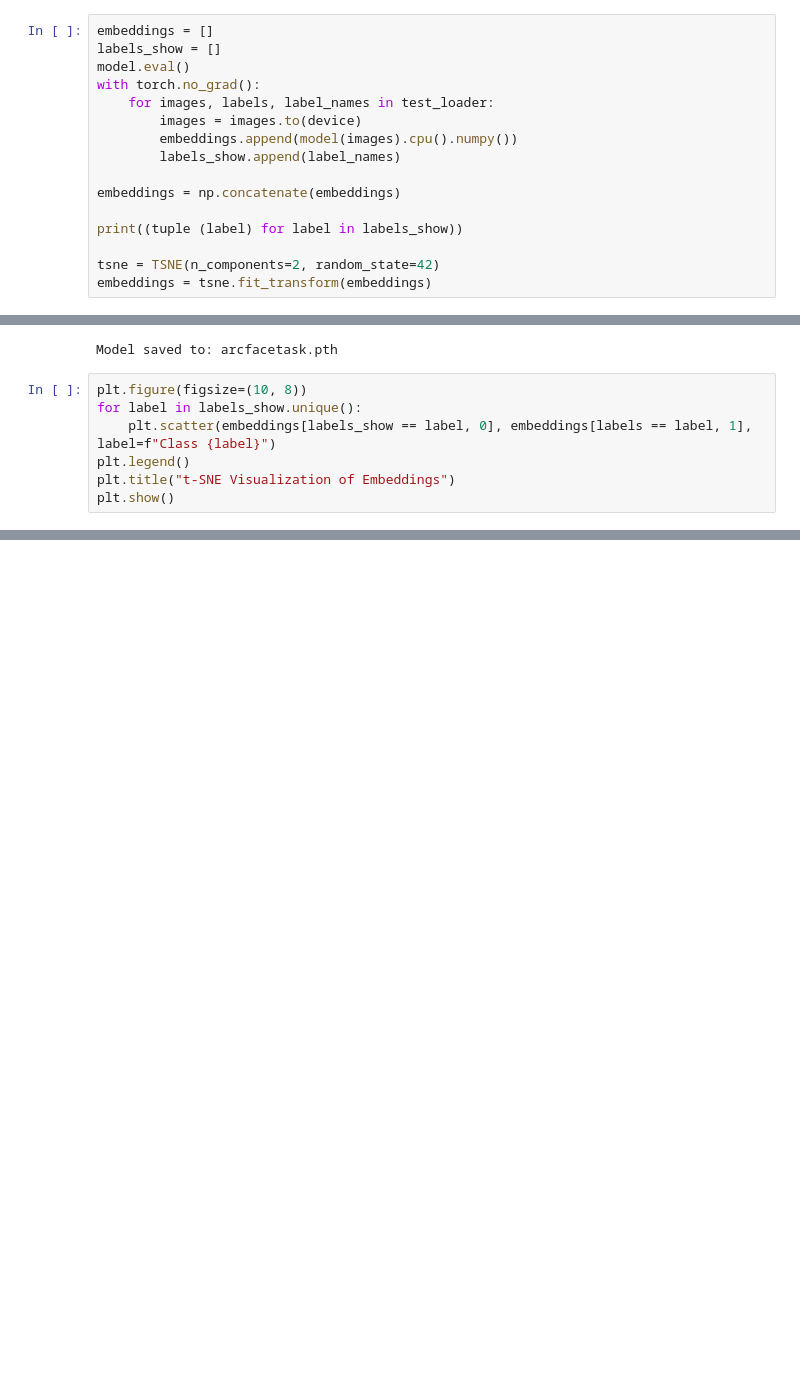
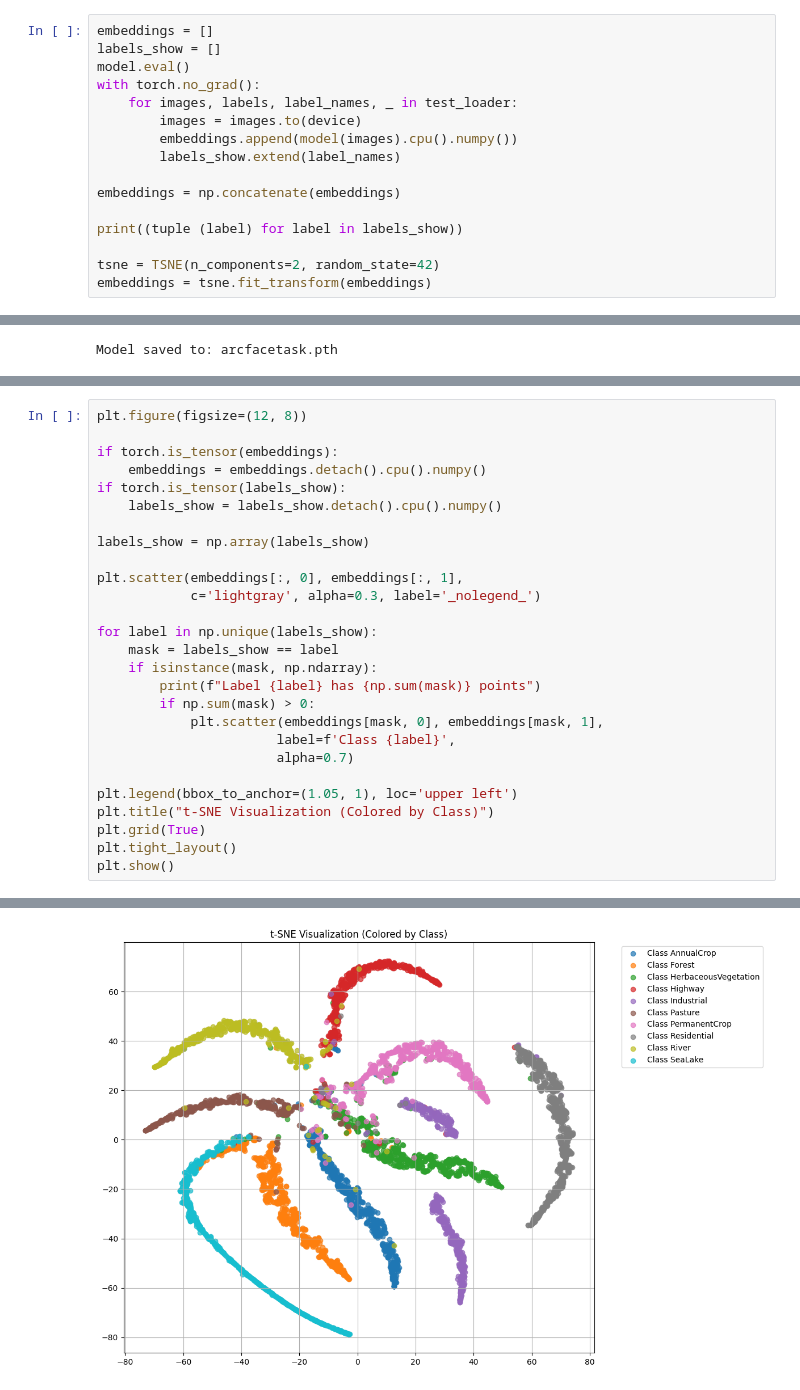
Before and after one commit to buklinfur/python_4semester, a Jupyter notebook: 2_lab_3.ipynb, the cells around one changed output, grey strips where cells are left out. Saved outputs shown, nothing was run; the diff lists cells and outputs as text; blank space fills up the shorter version.

```diff
--- a/2_lab_3.ipynb
+++ b/2_lab_3.ipynb
@@ -148,10 +161,10 @@ embeddings = []
 labels_show = []
 model.eval()
 with torch.no_grad():
-    for images, labels, label_names in test_loader:
+    for images, labels, label_names, _ in test_loader:
         images = images.to(device)
         embeddings.append(model(images).cpu().numpy())
-        labels_show.append(label_names)
+        labels_show.extend(label_names)
 
 embeddings = np.concatenate(embeddings)
 
@@ -166,10 +179,3 @@ torch.save(model, 'arcfacetask.pth')
 print("Model saved to: arcfacetask.pth")
 # %% [output]
 Model saved to: arcfacetask.pth
-# %%
-plt.figure(figsize=(10, 8))
-for label in labels_show.unique():
-    plt.scatter(embeddings[labels_show == label, 0], embeddings[labels == label, 1], label=f"Class {label}")
-plt.legend()
-plt.title("t-SNE Visualization of Embeddings")
-plt.show()
@@ -177,0 +188,28 @@ plt.show()
+# %%
+plt.figure(figsize=(12, 8))
+
+if torch.is_tensor(embeddings):
+    embeddings = embeddings.detach().cpu().numpy()
+if torch.is_tensor(labels_show):
+    labels_show = labels_show.detach().cpu().numpy()
+
+labels_show = np.array(labels_show)
+
+plt.scatter(embeddings[:, 0], embeddings[:, 1],
+            c='lightgray', alpha=0.3, label='_nolegend_')
+
+for label in np.unique(labels_show):
+    mask = labels_show == label
+    if isinstance(mask, np.ndarray):
+        print(f"Label {label} has {np.sum(mask)} points")
+        if np.sum(mask) > 0:
+            plt.scatter(embeddings[mask, 0], embeddings[mask, 1],
+                       label=f'Class {label}',
+                       alpha=0.7)
+
+plt.legend(bbox_to_anchor=(1.05, 1), loc='upper left')
+plt.title("t-SNE Visualization (Colored by Class)")
+plt.grid(True)
+plt.tight_layout()
+plt.show()
+# %% [output]
@@ -178 +226,2 @@ plt.show()
+[figure, added]
 # %%
```
Also changed, not shown: parts of 8 cells of this notebook.
